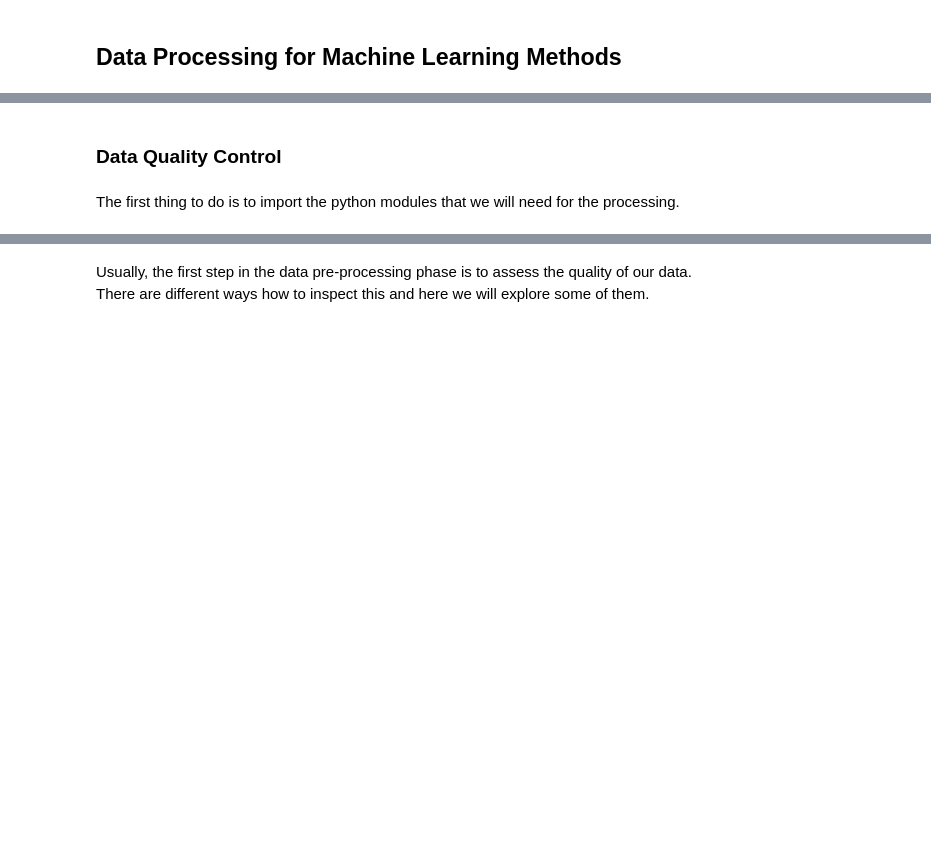
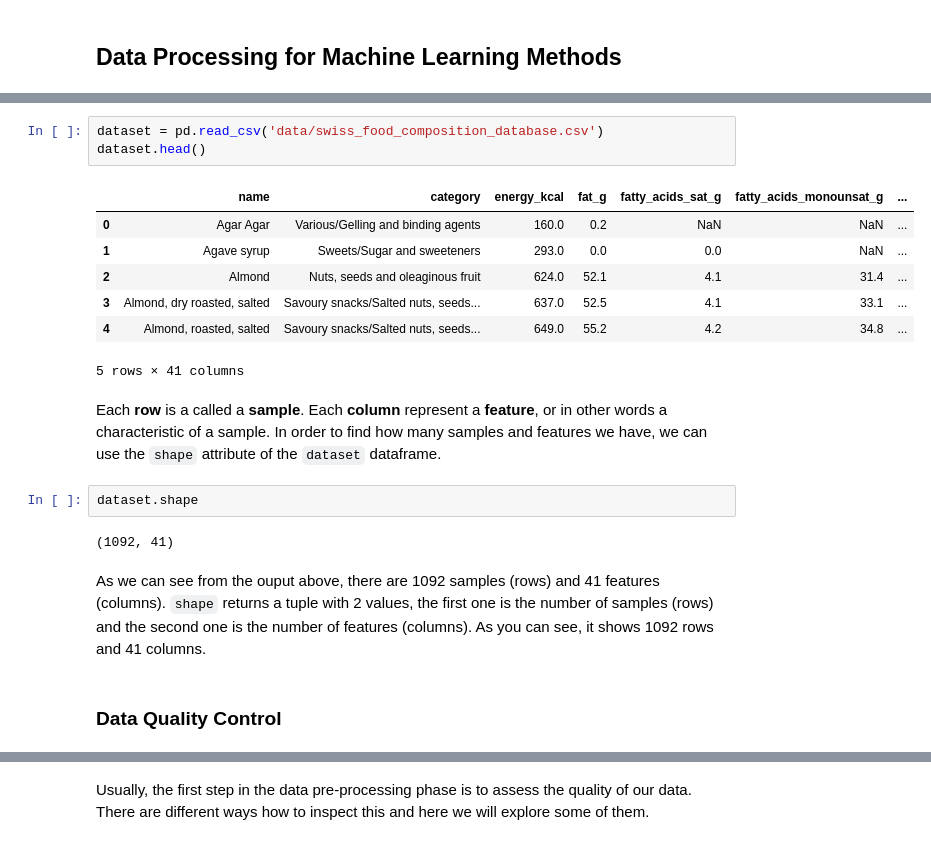
Before and after one commit to fsb-edu/ML4Food, a Jupyter notebook: Overview.ipynb, the cells around one changed output, grey strips where cells are left out. Drawn from its saved outputs; the diff is of its cells as text; blank space fills up the shorter version.

```diff
--- a/Overview.ipynb
+++ b/Overview.ipynb
@@ -79,4 +74,21 @@ By **data** we refer to the **collection of samples** obtained through different
+# %%
+dataset = pd.read_csv('data/swiss_food_composition_database.csv')
+dataset.head()
+# %% [output]
+|  | name | category | energy_kcal | fat_g | fatty_acids_sat_g | fatty_acids_monounsat_g | ... |
+| 0 | Agar Agar | Various/Gelling and binding agents | 160.0 | 0.2 | NaN | NaN | ... |
+| 1 | Agave syrup | Sweets/Sugar and sweeteners | 293.0 | 0.0 | 0.0 | NaN | ... |
+| 2 | Almond | Nuts, seeds and oleaginous fruit | 624.0 | 52.1 | 4.1 | 31.4 | ... |
+| 3 | Almond, dry roasted, salted | Savoury snacks/Salted nuts, seeds... | 637.0 | 52.5 | 4.1 | 33.1 | ... |
+| 4 | Almond, roasted, salted | Savoury snacks/Salted nuts, seeds... | 649.0 | 55.2 | 4.2 | 34.8 | ... |
+5 rows × 41 columns
+# %% [markdown]
+Each **row** is a called a **sample**. Each **column** represent a **feature**, or in other words a characteristic of a sample. In order to find how many samples and features we have, we can use the `shape` attribute of the `dataset` dataframe.
+# %%
+dataset.shape
+# %% [output]
+(1092, 41)
+# %% [markdown]
+As we can see from the ouput above, there are 1092 samples (rows) and 41 features (columns). `shape` returns a tuple with 2 values, the first one is the number of samples (rows) and the second one is the number of features (columns). As you can see, it shows 1092 rows and 41 columns.
 # %% [markdown]
 ### Data Quality Control
-# %% [markdown]
-The first thing to do is to import the python modules that we will need for the processing.
```
Also changed, not shown: parts of 77 cells of this notebook, 9 other files.
